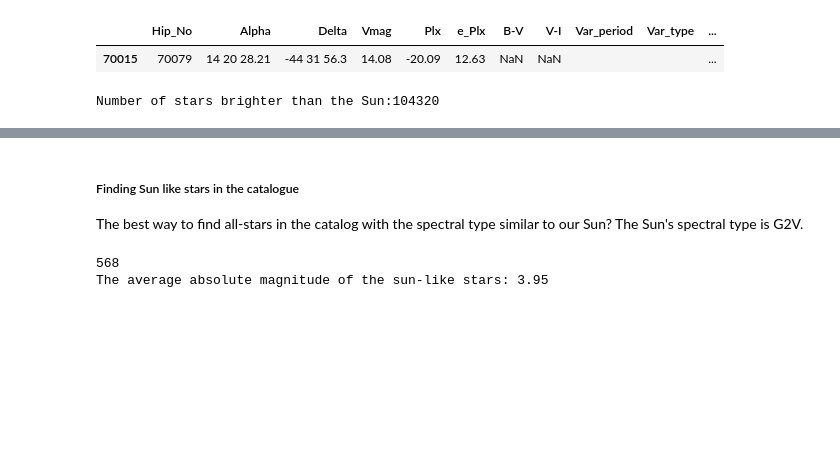
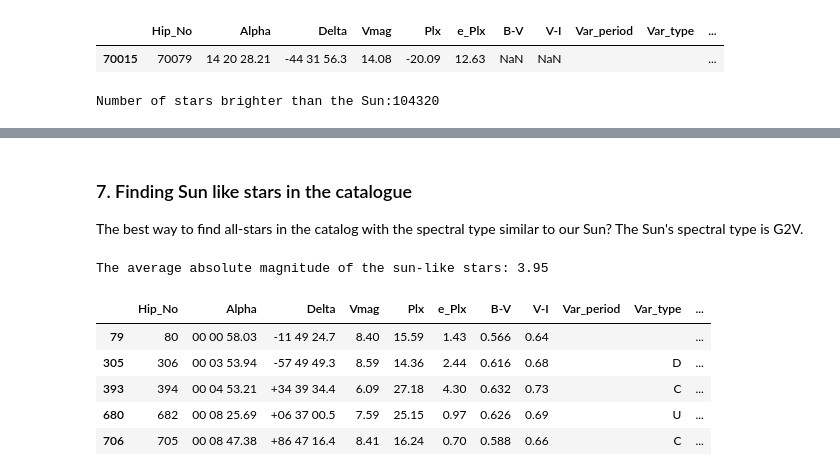
Before and after one commit to lilianasku/Hipparcos-with-Python, a Jupyter notebook: notebooks/Stars-Of-Hipparcos-Catalogue.ipynb, the cells around one changed output, grey strips where cells are left out. Saved outputs shown, nothing was run; the diff lists cells and outputs as text; code cells hidden in the pictures; blank space fills up the shorter version.

```diff
--- a/notebooks/Stars-Of-Hipparcos-Catalogue.ipynb
+++ b/notebooks/Stars-Of-Hipparcos-Catalogue.ipynb
@@ -219,19 +220,22 @@ print(len(set_1.union(set_2)))
 # %% [markdown]
-##### Finding Sun like stars in the catalogue
+### 7. Finding Sun like stars in the catalogue
 
 The best way to find all-stars in the catalog with the spectral type similar to our Sun? The Sun's spectral type is G2V.
 # %%
 #list comprehension approach
 from statistics import mean
 
-df_sp = hip_stars[['Spectral_type', 'Mv']]
+hip_sunlike = hip_stars[hip_stars['Spectral_type'].str.strip() == 'G2V']
 
-df_sunlike = df_sp[df_sp['Spectral_type'].str.strip() == 'G2V']
-print(len(df_sunlike))
-
-sunlike_avg = mean(df_sunlike['Mv'])
+sunlike_avg = mean(hip_sunlike['Mv'])
 print('The average absolute magnitude of the sun-like stars:',
-      round(sunlike_avg, 2))
+      round(sunlike_avg, 2), end='\n\n')
+display(hip_sunlike.head(5))
 # %% [output]
-568
 The average absolute magnitude of the sun-like stars: 3.95
+|  | Hip_No | Alpha | Delta | Vmag | Plx | e_Plx | B-V | V-I | Var_period | Var_type | ... |
+| 79 | 80 | 00 00 58.03 | -11 49 24.7 | 8.40 | 15.59 | 1.43 | 0.566 | 0.64 |  |  | ... |
+| 305 | 306 | 00 03 53.94 | -57 49 49.3 | 8.59 | 14.36 | 2.44 | 0.616 | 0.68 |  | D | ... |
+| 393 | 394 | 00 04 53.21 | +34 39 34.4 | 6.09 | 27.18 | 4.30 | 0.632 | 0.73 |  | C | ... |
+| 680 | 682 | 00 08 25.69 | +06 37 00.5 | 7.59 | 25.15 | 0.97 | 0.626 | 0.69 |  | U | ... |
+| 706 | 705 | 00 08 47.38 | +86 47 16.4 | 8.41 | 16.24 | 0.70 | 0.588 | 0.66 |  | C | ... |
```
Also changed, not shown: parts of 20 cells of this notebook.
